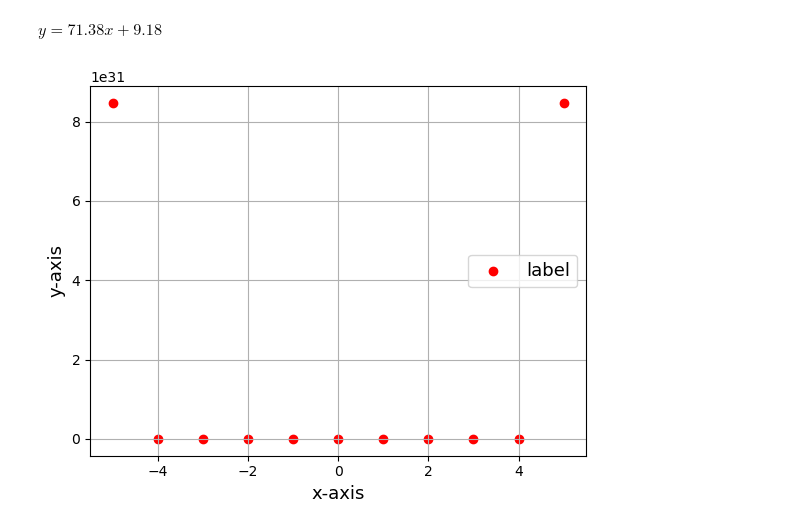
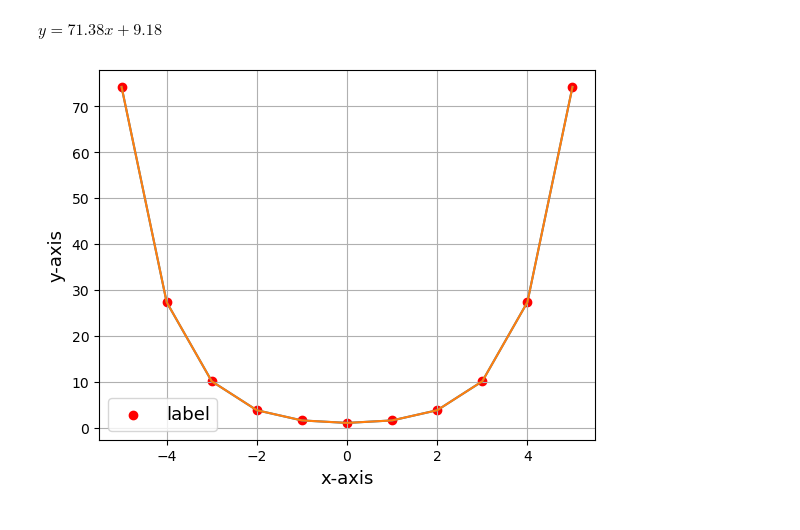
Before and after one commit to jgodzieba-student/PROGNUM-repo, a Jupyter notebook: Task3/sq_s6392296_week3.ipynb, the cells around one changed output. Cells and saved outputs as stored; diff of their text form; code cells hidden in the pictures.

```diff
--- a/Task3/sq_s6392296_week3.ipynb
+++ b/Task3/sq_s6392296_week3.ipynb
@@ -271,23 +271,28 @@ print(a)
 $y=71.38x+9.18$
 # %%
 # Quiz 3.22
-
+import numpy as np
 import matplotlib.pyplot as plt
 import math
 
 xarray = []
 yarray = []
 
 for x in range(-5,6,1):
-    y = math.cosh((math.exp(x)+math.exp(-x))/2)
+    y = (math.exp(x)+math.exp(-x))/2
     yarray.append(y)
     xarray.append(x)
+X = np.arange(-5,6,1)
+Y = (np.exp(X)+np.exp(-X))/2
+
 
 plt.scatter(xarray, yarray, marker='o', color='r', label="label")
 plt.ylabel("y-axis", fontsize = 13)
 plt.xlabel("x-axis", fontsize = 13)
 plt.grid()
 plt.legend(fontsize = 13)
+plt.plot(xarray, yarray)
+plt.plot(X, Y)
 plt.show()
 # %% [output]
-[figure, old version]
+[figure, new version]
```
Also changed, not shown: 11 other files.
